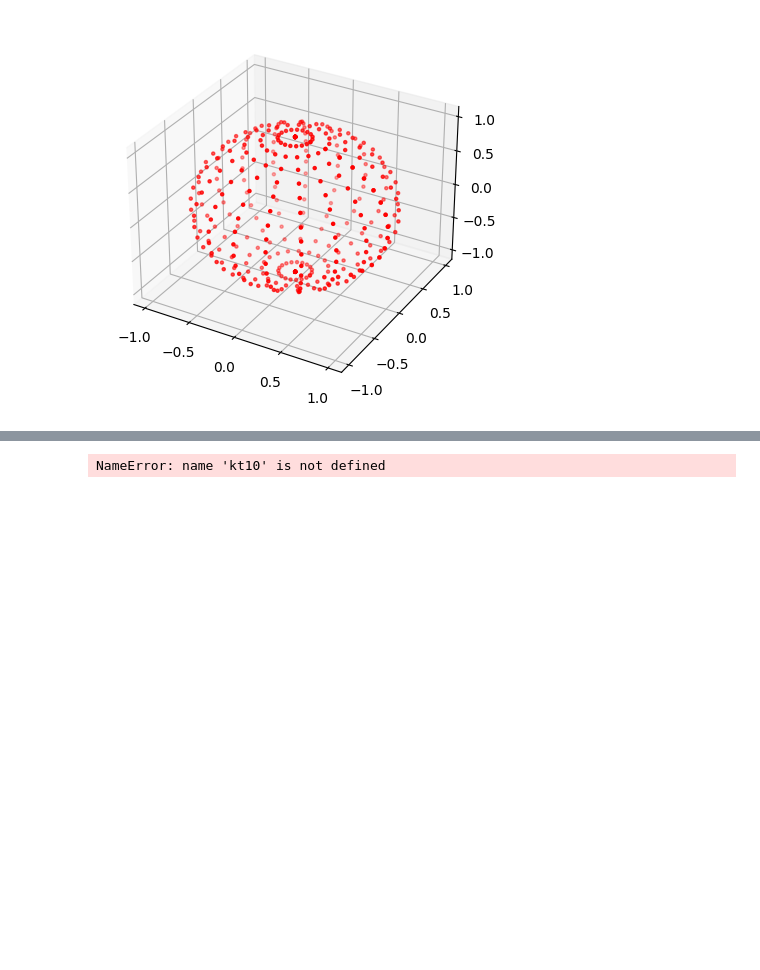
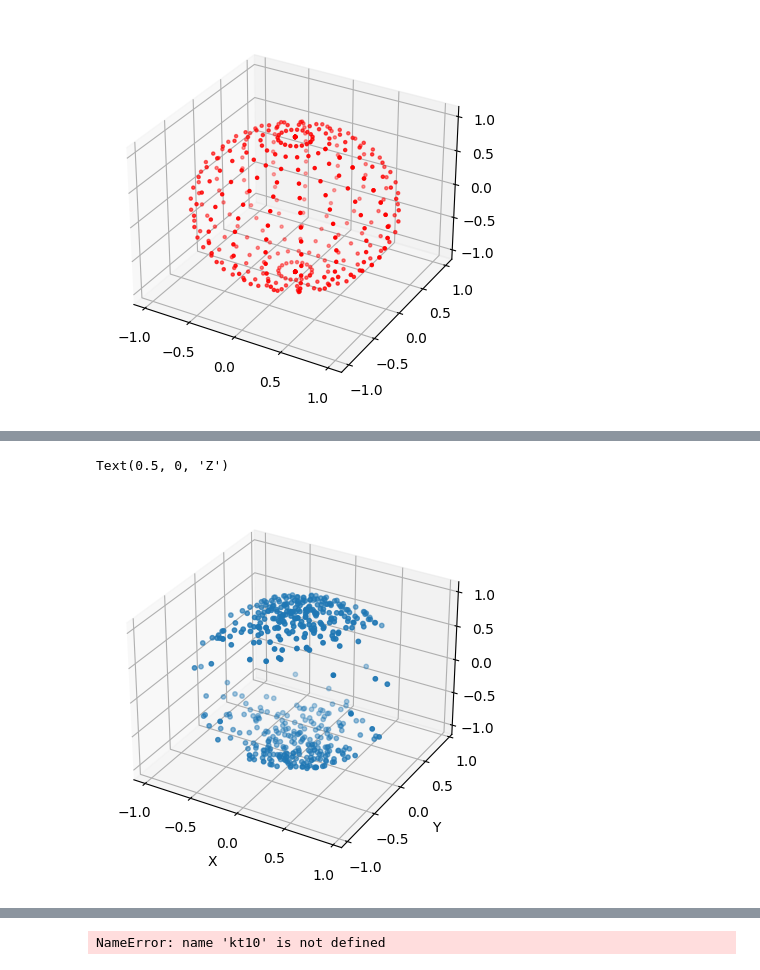
Before and after one commit to Muhanzhaokmp228/Bachelor-project, a Jupyter notebook: Code/Sphere.ipynb, the cells around one changed output, grey strips where cells are left out. Cells and saved outputs as stored; diff of their text form; code cells hidden in the pictures; blank space fills up the shorter version.

```diff
--- a/Code/Sphere.ipynb
+++ b/Code/Sphere.ipynb
@@ -95,3 +96,26 @@ plt.show()
+# %%
+# sample with watson distribution
+mu = [0, 0, 1.]
+kappa = 5
+
+rv = ss.Watson(mu, kappa)
+samples_watson = rv.rvs(500)
+samples_watson = samples_watson / np.linalg.norm(samples_watson, axis=1, keepdims=True)
+
+# create 3D plot of samples on sphere
+fig = plt.figure()
+ax = fig.add_subplot(111, projection='3d')
+ax.scatter(samples_watson[:,0], samples_watson[:,1], samples_watson[:,2], s=10)
+
+# set axis limits and labels
+ax.set_xlabel('X')
+ax.set_ylabel('Y')
+ax.set_zlabel('Z')
+
+# show plot
+# %% [output]
+Text(0.5, 0, 'Z')
+[figure, added]
 # %%
 # distance between two points on a sphere
 # https://www.cuemath.com/trigonometry/trigonometric-table/
```
Also changed, not shown: parts of 4 cells of this notebook, 12 other files.
